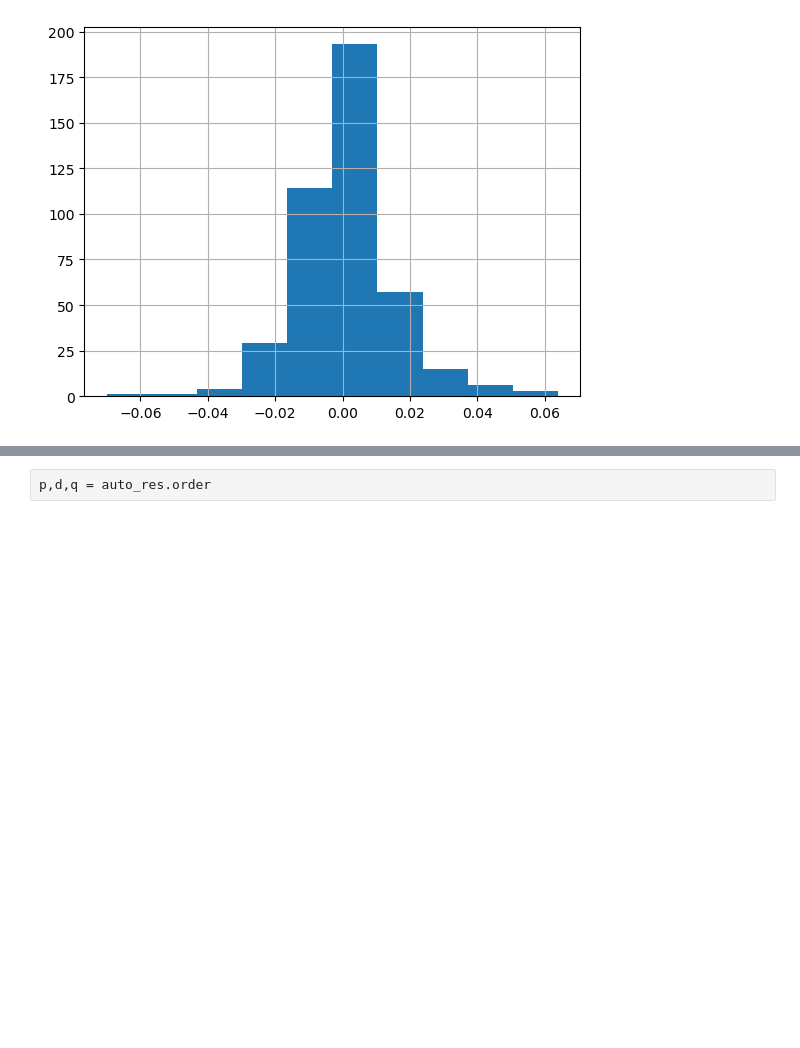
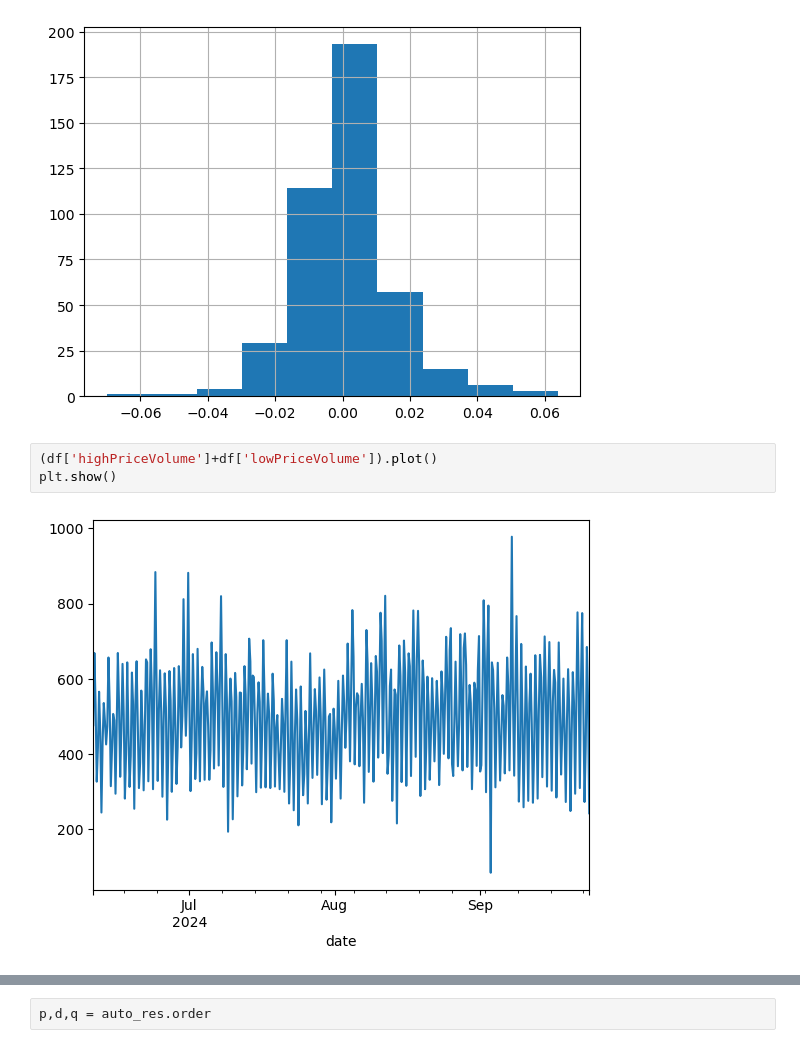
Before and after one commit to codyjcao/osrs-ge, a Jupyter notebook: osrs_ML_forecasting.ipynb, the cells around one changed output, grey strips where cells are left out. Drawn from its saved outputs; the diff is of its cells as text; blank space fills up the shorter version.

```diff
--- a/osrs_ML_forecasting.ipynb
+++ b/osrs_ML_forecasting.ipynb
@@ -50,3 +50,8 @@ df['simpRet_y'].hist()
 plt.show()
 # %% [output]
 [figure]
+# %%
+(df['highPriceVolume']+df['lowPriceVolume']).plot()
+plt.show()
+# %% [output]
+[figure, added]
```
Also changed, not shown: parts of 21 cells of this notebook, 1 other file.
